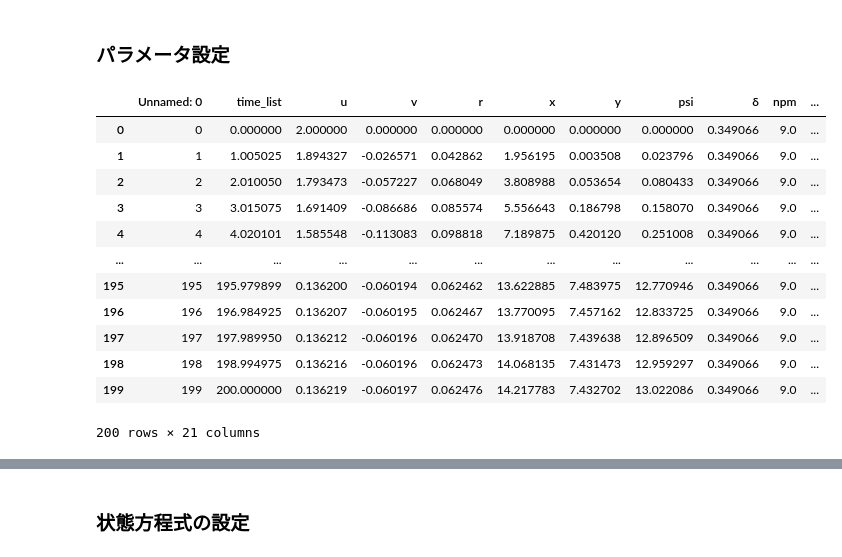
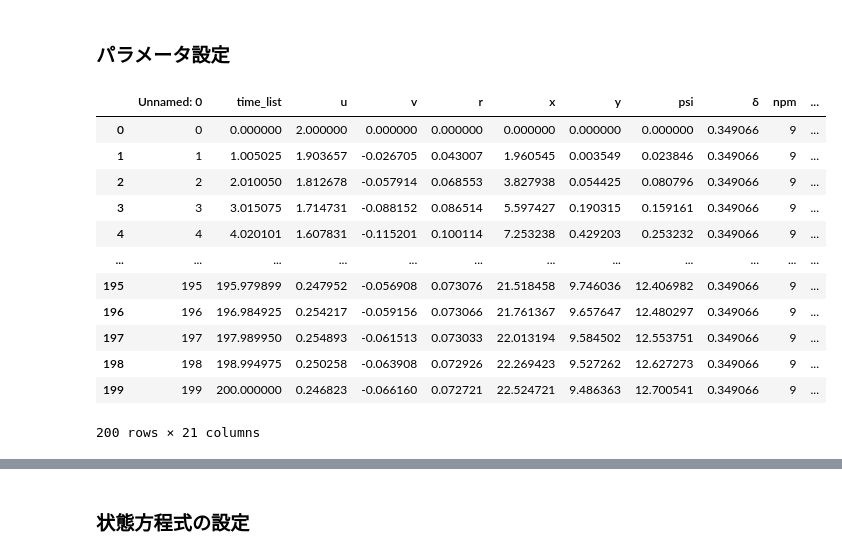
Before and after one commit to Haruki-Yama/MPC-EF-python-casadi, a Jupyter notebook: shipmmg_casadi_mpc.ipynb, the cells around one changed output, grey strips where cells are left out. Saved outputs shown, nothing was run; the diff lists cells and outputs as text; code cells hidden in the pictures.

```diff
--- a/shipmmg_casadi_mpc.ipynb
+++ b/shipmmg_casadi_mpc.ipynb
@@ -139,23 +139,23 @@ def T_P(u,v,r,n_p):
     return K_T(u,v,r,n_p)*ρ*n_p**2*D_p**4
 # %%
 # 目標軌道の設定
-# obs = pd.read_csv('observation/suzaku_obs.csv')
-obs = pd.read_csv('observation/suzaku_0ef_20deg 2.csv')
+obs = pd.read_csv('observation/suzaku_obs.csv')
+# obs = pd.read_csv('observation/suzaku_0ef_20deg 2.csv')
 # obs = pd.read_csv('observation/suzaku_z_obs.csv')
 obs
 # %% [output]
 |  | Unnamed: 0 | time_list | u | v | r | x | y | psi | δ | npm | ... |
-| 0 | 0 | 0.000000 | 2.000000 | 0.000000 | 0.000000 | 0.000000 | 0.000000 | 0.000000 | 0.349066 | 9.0 | ... |
-| 1 | 1 | 1.005025 | 1.894327 | -0.026571 | 0.042862 | 1.956195 | 0.003508 | 0.023796 | 0.349066 | 9.0 | ... |
-| 2 | 2 | 2.010050 | 1.793473 | -0.057227 | 0.068049 | 3.808988 | 0.053654 | 0.080433 | 0.349066 | 9.0 | ... |
-| 3 | 3 | 3.015075 | 1.691409 | -0.086686 | 0.085574 | 5.556643 | 0.186798 | 0.158070 | 0.349066 | 9.0 | ... |
-| 4 | 4 | 4.020101 | 1.585548 | -0.113083 | 0.098818 | 7.189875 | 0.420120 | 0.251008 | 0.349066 | 9.0 | ... |
+| 0 | 0 | 0.000000 | 2.000000 | 0.000000 | 0.000000 | 0.000000 | 0.000000 | 0.000000 | 0.349066 | 9 | ... |
+| 1 | 1 | 1.005025 | 1.903657 | -0.026705 | 0.043007 | 1.960545 | 0.003549 | 0.023846 | 0.349066 | 9 | ... |
+| 2 | 2 | 2.010050 | 1.812678 | -0.057914 | 0.068553 | 3.827938 | 0.054425 | 0.080796 | 0.349066 | 9 | ... |
+| 3 | 3 | 3.015075 | 1.714731 | -0.088152 | 0.086514 | 5.597427 | 0.190315 | 0.159161 | 0.349066 | 9 | ... |
+| 4 | 4 | 4.020101 | 1.607831 | -0.115201 | 0.100114 | 7.253238 | 0.429203 | 0.253232 | 0.349066 | 9 | ... |
 | ... | ... | ... | ... | ... | ... | ... | ... | ... | ... | ... | ... |
-| 195 | 195 | 195.979899 | 0.136200 | -0.060194 | 0.062462 | 13.622885 | 7.483975 | 12.770946 | 0.349066 | 9.0 | ... |
-| 196 | 196 | 196.984925 | 0.136207 | -0.060195 | 0.062467 | 13.770095 | 7.457162 | 12.833725 | 0.349066 | 9.0 | ... |
-| 197 | 197 | 197.989950 | 0.136212 | -0.060196 | 0.062470 | 13.918708 | 7.439638 | 12.896509 | 0.349066 | 9.0 | ... |
-| 198 | 198 | 198.994975 | 0.136216 | -0.060196 | 0.062473 | 14.068135 | 7.431473 | 12.959297 | 0.349066 | 9.0 | ... |
-| 199 | 199 | 200.000000 | 0.136219 | -0.060197 | 0.062476 | 14.217783 | 7.432702 | 13.022086 | 0.349066 | 9.0 | ... |
+| 195 | 195 | 195.979899 | 0.247952 | -0.056908 | 0.073076 | 21.518458 | 9.746036 | 12.406982 | 0.349066 | 9 | ... |
+| 196 | 196 | 196.984925 | 0.254217 | -0.059156 | 0.073066 | 21.761367 | 9.657647 | 12.480297 | 0.349066 | 9 | ... |
+| 197 | 197 | 197.989950 | 0.254893 | -0.061513 | 0.073033 | 22.013194 | 9.584502 | 12.553751 | 0.349066 | 9 | ... |
+| 198 | 198 | 198.994975 | 0.250258 | -0.063908 | 0.072926 | 22.269423 | 9.527262 | 12.627273 | 0.349066 | 9 | ... |
+| 199 | 199 | 200.000000 | 0.246823 | -0.066160 | 0.072721 | 22.524721 | 9.486363 | 12.700541 | 0.349066 | 9 | ... |
 200 rows × 21 columns
 # %%
 plt.plot(obs['y']/L_pp, obs['x']/L_pp)
```
Also changed, not shown: parts of 15 cells of this notebook, 9 other files.
